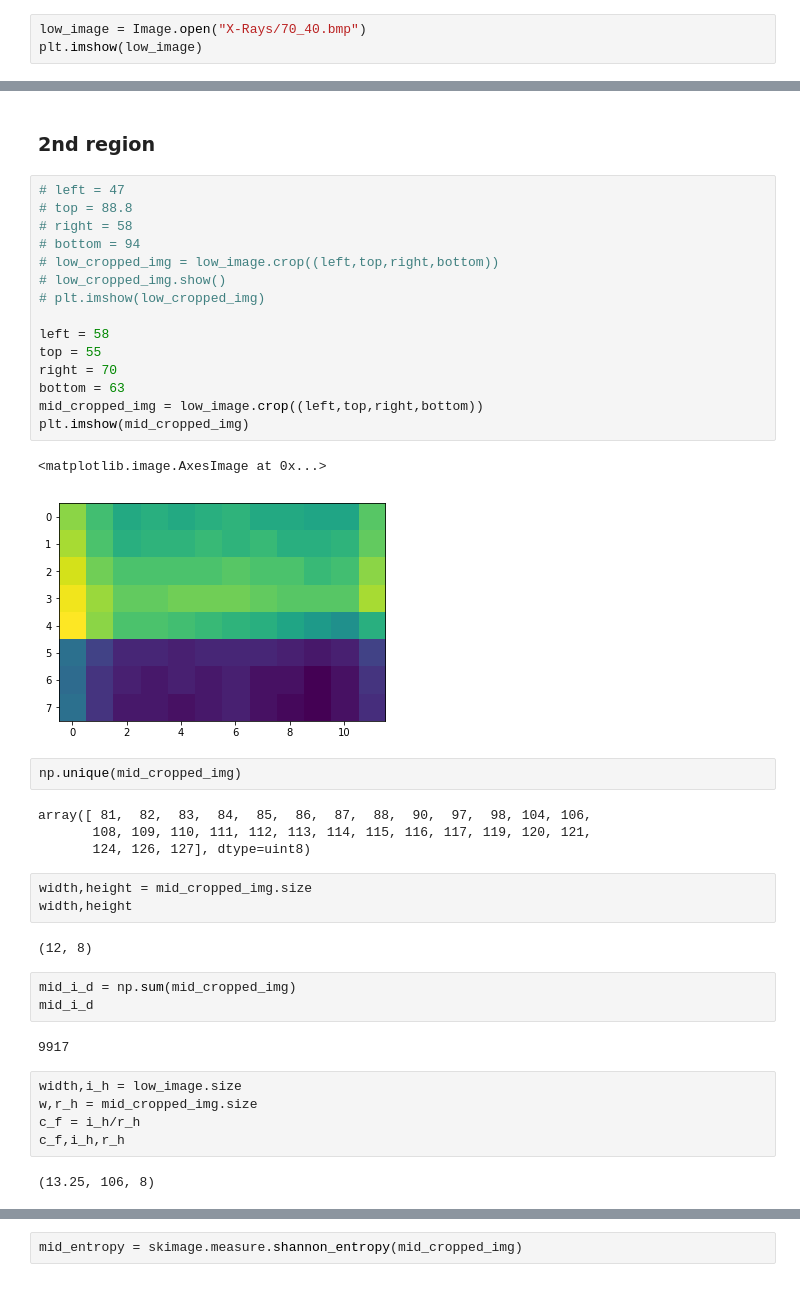
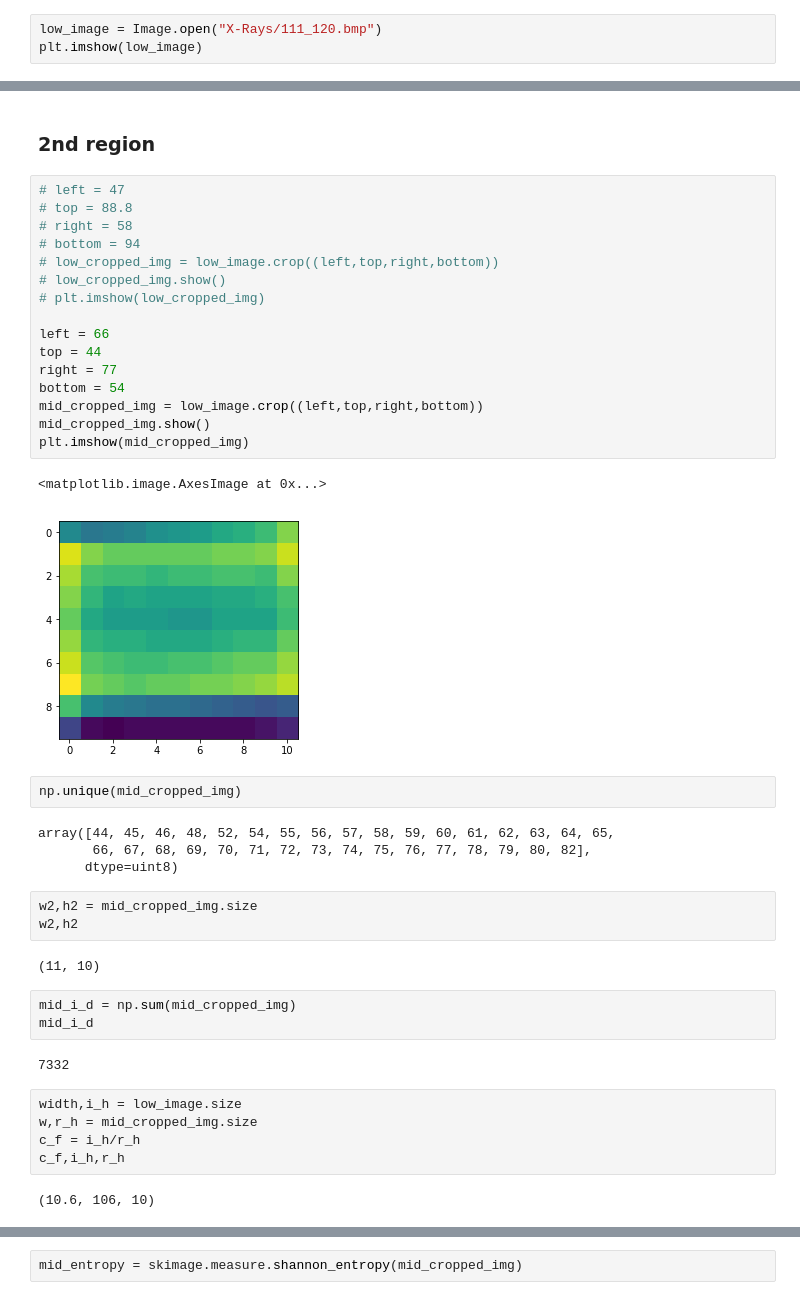
Before and after one commit to rclemsmith/Final-Year-Project, a Jupyter notebook: bmd_computation.ipynb, the cells around one changed output, grey strips where cells are left out. Cells and saved outputs as stored; diff of their text form.

```diff
--- a/bmd_computation.ipynb
+++ b/bmd_computation.ipynb
@@ -10,7 +14,7 @@ import skimage.measure
 import math
 from matplotlib import pyplot as plt
 # %%
-low_image = Image.open("X-Rays/70_40.bmp")
+low_image = Image.open("X-Rays/111_120.bmp")
 plt.imshow(low_image)
 # %% [output]
 <matplotlib.image.AxesImage at 0x...>
@@ -100,44 +102,45 @@ bone_mineral_density
 # %%
 # left = 47
 # top = 88.8
 # right = 58
 # bottom = 94
 # low_cropped_img = low_image.crop((left,top,right,bottom))
 # low_cropped_img.show()
 # plt.imshow(low_cropped_img)
 
-left = 58
-top = 55
-right = 70
-bottom = 63
+left = 66
+top = 44
+right = 77
+bottom = 54
 mid_cropped_img = low_image.crop((left,top,right,bottom))
+mid_cropped_img.show()
 plt.imshow(mid_cropped_img)
 # %% [output]
 <matplotlib.image.AxesImage at 0x...>
-[figure, old version]
+[figure, new version]
 # %%
 np.unique(mid_cropped_img)
 # %% [output]
-array([ 81,  82,  83,  84,  85,  86,  87,  88,  90,  97,  98, 104, 106,
-       108, 109, 110, 111, 112, 113, 114, 115, 116, 117, 119, 120, 121,
-       124, 126, 127], dtype=uint8)
+array([44, 45, 46, 48, 52, 54, 55, 56, 57, 58, 59, 60, 61, 62, 63, 64, 65,
+       66, 67, 68, 69, 70, 71, 72, 73, 74, 75, 76, 77, 78, 79, 80, 82],
+      dtype=uint8)
-# %%
-width,height = mid_cropped_img.size
-width,height
-# %% [output]
-(12, 8)
+# %%
+w2,h2 = mid_cropped_img.size
+w2,h2
+# %% [output]
+(11, 10)
 # %%
 mid_i_d = np.sum(mid_cropped_img)
 mid_i_d
 # %% [output]
-9917
+7332
 # %%
 width,i_h = low_image.size
 w,r_h = mid_cropped_img.size
 c_f = i_h/r_h
 c_f,i_h,r_h
 # %% [output]
-(13.25, 106, 8)
+(10.6, 106, 10)
 # %%
 mid_n = (mid_i_d * 1.073)/c_f
 mid_n
```
Also changed, not shown: parts of 30 cells of this notebook.
